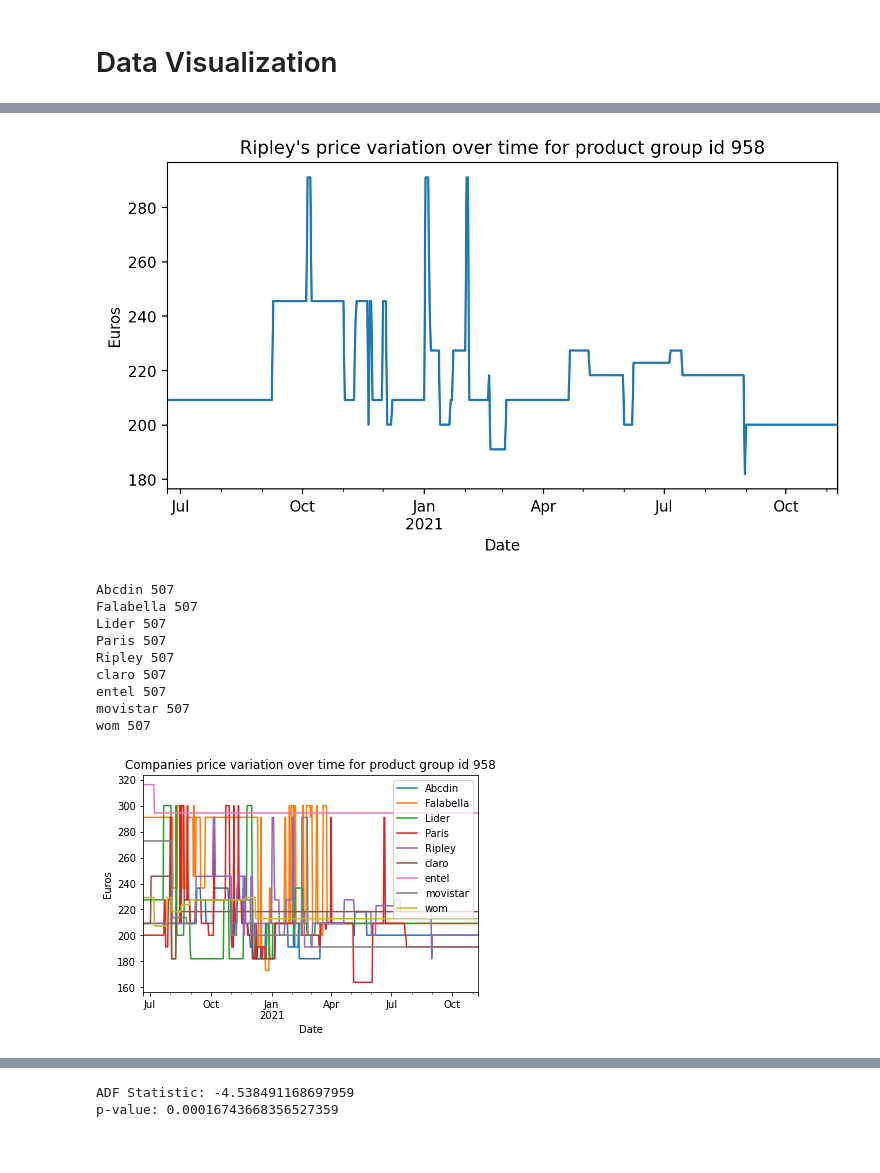
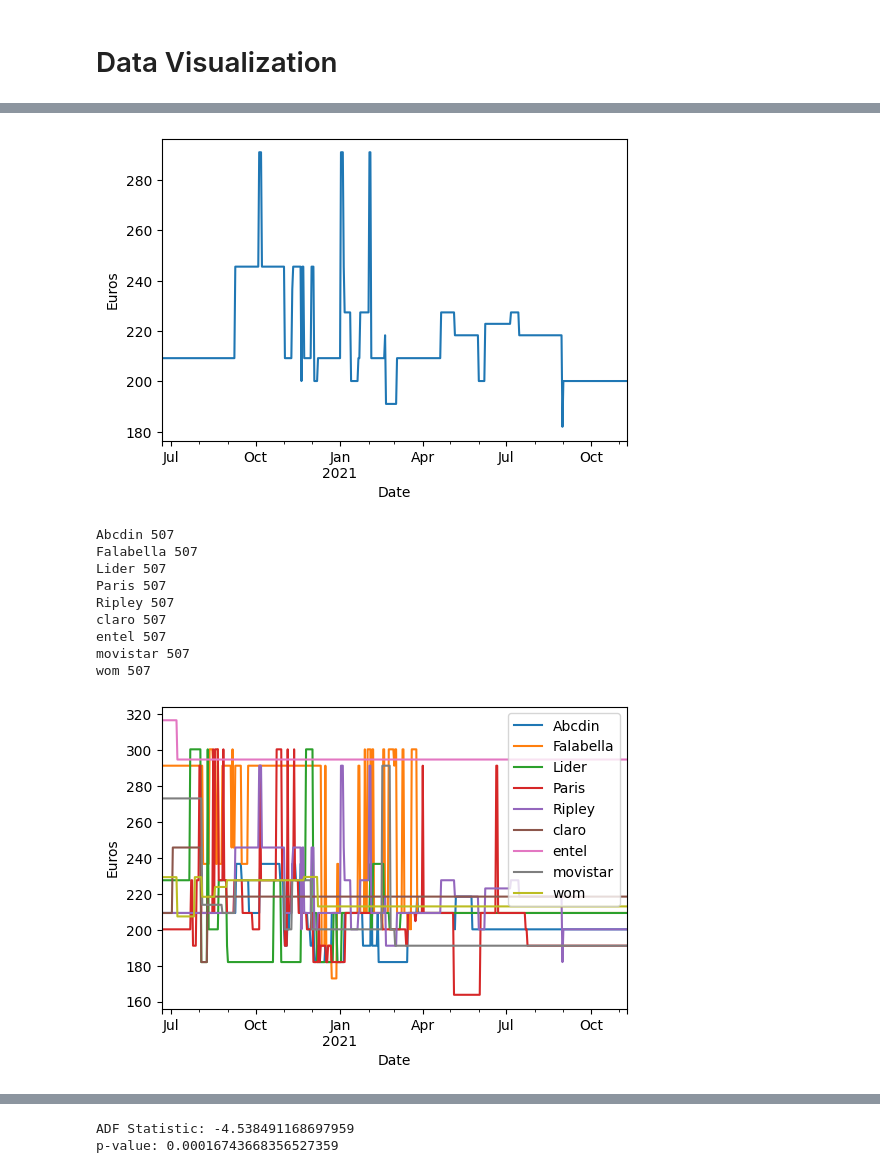
Before and after one commit to MarioCSilva/ProductPricesPrediction, a Jupyter notebook: read_files.ipynb, the cells around one changed output, grey strips where cells are left out. Drawn from its saved outputs; the diff is of its cells as text; code cells hidden in the pictures.

```diff
--- a/read_files.ipynb
+++ b/read_files.ipynb
@@ -89,12 +89,11 @@ def get_product_wide(product_group_id, time_series='1'):
 # %% [markdown]
 # Data Visualization
 # %%
+plt.rcParams['figure.dpi'] = 100
 product_group_id = 958
 time_series = '1'
 
 df_wide = get_product_wide(product_group_id, time_series=time_series)
 df_wide = df_wide.drop(["vtr", "macOnline"], axis=1)
-print(len(df_wide))
-df_wide.mean().plot(kind='bar')
-df_wide.plot()
+print("Number of daily data: ", len(df_wide))
 # %% [output]
@@ -110,21 +122,20 @@ df_wide["Ripley"].plot()
 # %%
 df_wide["Ripley"].fillna(method='bfill', inplace=True)
 df_wide["Ripley"].fillna(method='ffill', inplace=True)
-plt.figure(figsize=(8, 4), dpi=200)
 df_wide["Ripley"].plot()
-plt.title(f"Ripley's price variation over time for product group id {product_group_id}")
+# plt.title(f"Ripley's price variation over time for product group id {product_group_id}")
 plt.ylabel('Euros')
 plt.xlabel('Date')
 plt.show()
 # %% [output]
-[figure, old version]
+[figure, new version]
 # %%
 for comp in df_wide.keys():
+    df_wide[comp].fillna(method='ffill', inplace=True)
     df_wide[comp].fillna(method='bfill', inplace=True)
-    df_wide[comp].fillna(method='ffill', inplace=True)
     print(comp, len(df_wide[comp]))
 df_wide.plot()
-plt.title(f"Companies price variation over time for product group id {product_group_id}")
+# plt.title(f"Companies price variation over time for product group id {product_group_id}")
 plt.ylabel('Euros')
 plt.xlabel('Date')
 plt.show()
@@ -138,7 +149,7 @@ claro 507
 entel 507
 movistar 507
 wom 507
-[figure, old version]
+[figure, new version]
 # %%
 product_group_id = 958
 time_series = '1'
```
Also changed, not shown: parts of 55 cells of this notebook.
